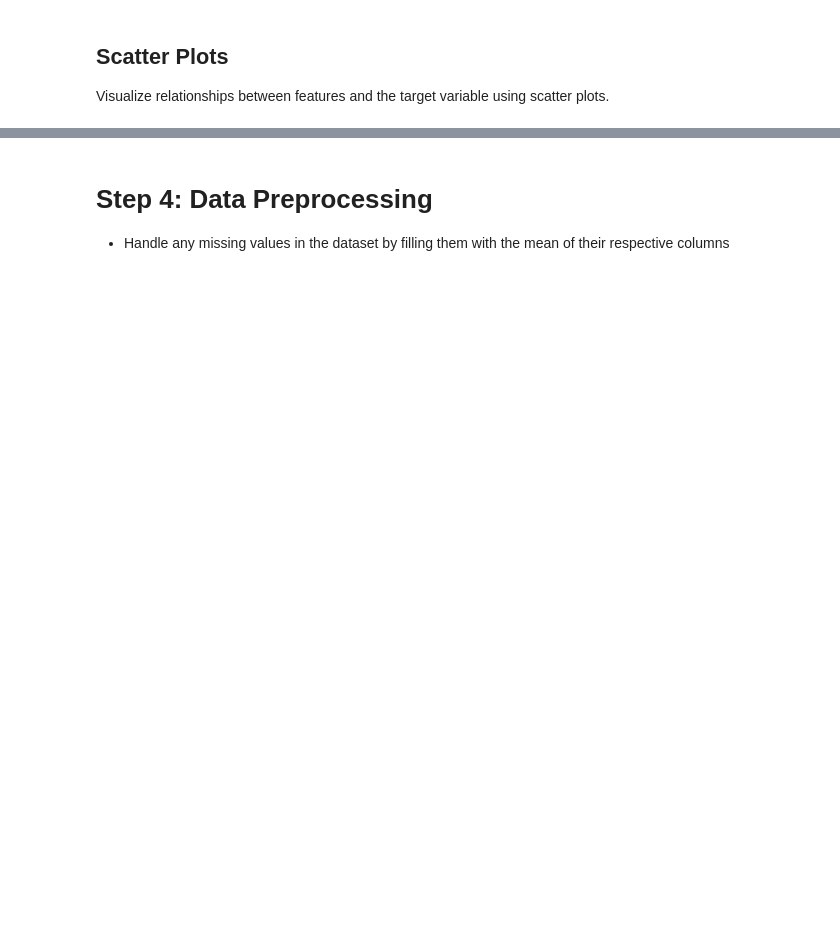
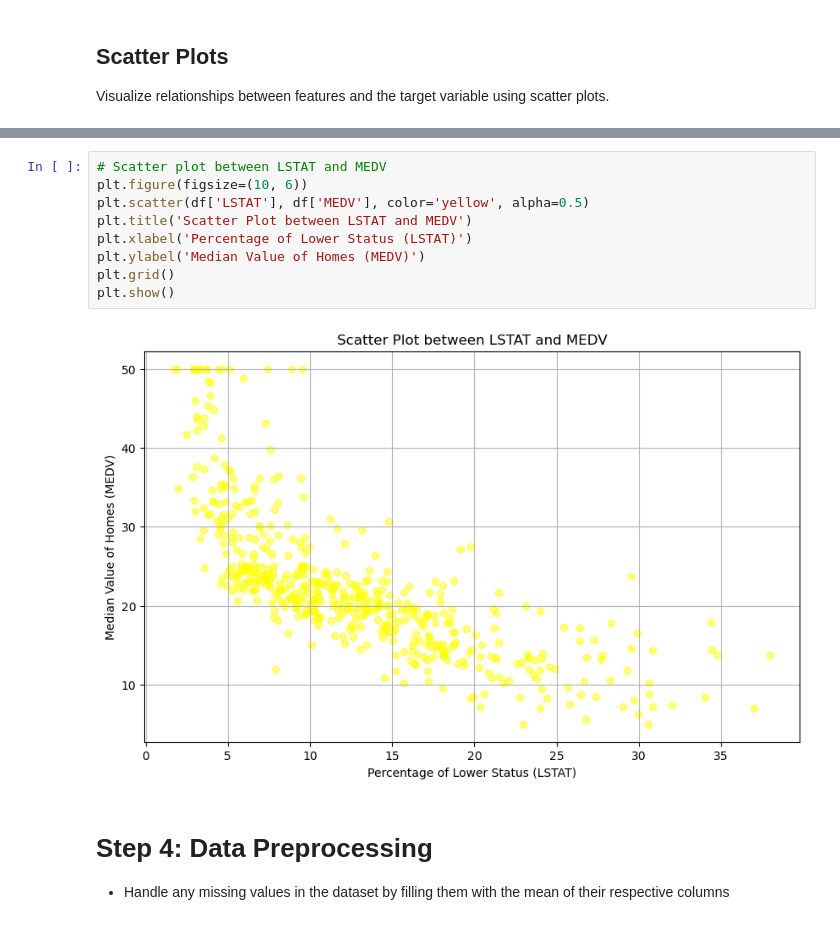
Before and after one commit to GuaSiMoTO/LAB-Introduction-to-ML-Pipeline-public, a Jupyter notebook: ml-pipeline.ipynb, the cells around one changed output, grey strips where cells are left out. Saved outputs shown, nothing was run; the diff lists cells and outputs as text; blank space fills up the shorter version.

```diff
--- a/ml-pipeline.ipynb
+++ b/ml-pipeline.ipynb
@@ -95,3 +225,14 @@ Visualize relationships between features and the target variable using scatter p
+# %%
+# Scatter plot between LSTAT and MEDV
+plt.figure(figsize=(10, 6))
+plt.scatter(df['LSTAT'], df['MEDV'], color='yellow', alpha=0.5)
+plt.title('Scatter Plot between LSTAT and MEDV')
+plt.xlabel('Percentage of Lower Status (LSTAT)')
+plt.ylabel('Median Value of Homes (MEDV)')
+plt.grid()
+plt.show()
+# %% [output]
+[figure, added]
 # %% [markdown]
 # Step 4: Data Preprocessing
 - Handle any missing values in the dataset by filling them with the mean of their respective columns
```
Also changed, not shown: parts of 18 cells of this notebook.
